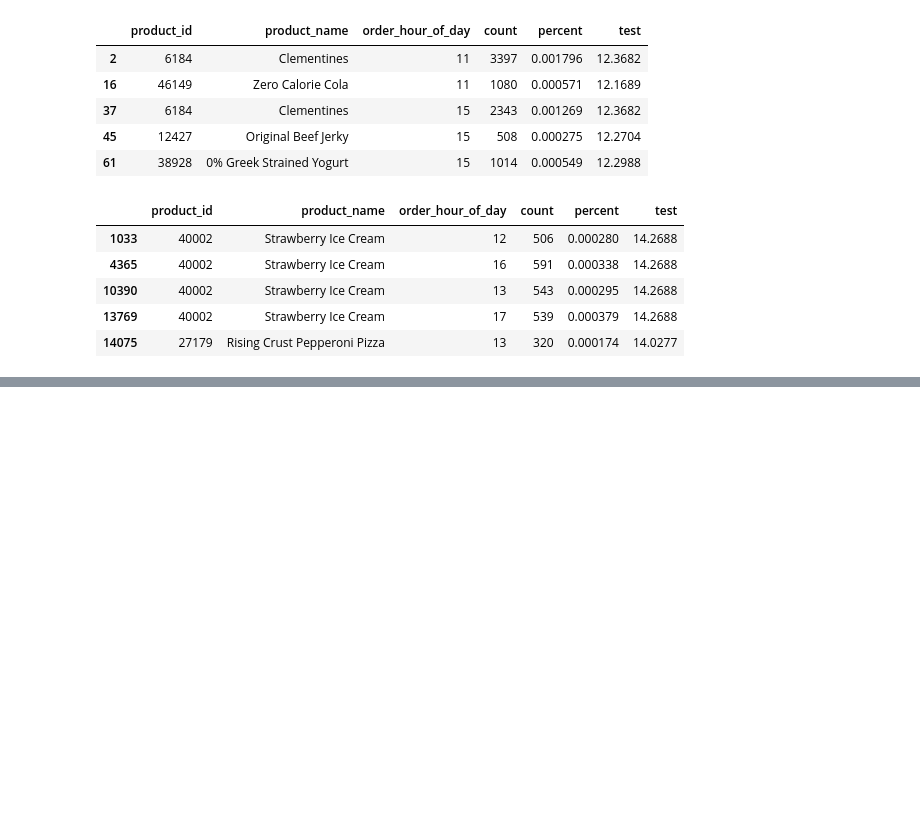
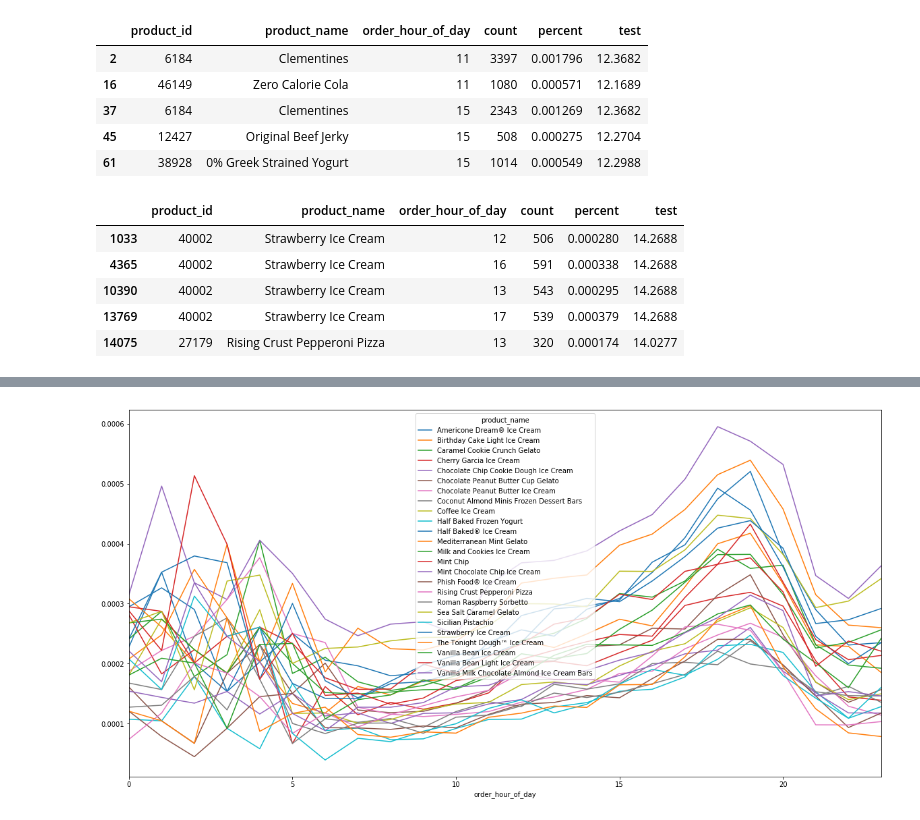
Before and after one commit to ngriggs/DS-Unit-1-Sprint-2-Data-Wrangling-and-Storytelling, a Jupyter notebook: module1-join-and-reshape-data/LS_DS_121_Join_and_Reshape_Data.ipynb, the cells around one changed output, grey strips where cells are left out. Saved outputs shown, nothing was run; the diff lists cells and outputs as text; code cells hidden in the pictures; blank space fills up the shorter version.

```diff
--- a/module1-join-and-reshape-data/LS_DS_121_Join_and_Reshape_Data.ipynb
+++ b/module1-join-and-reshape-data/LS_DS_121_Join_and_Reshape_Data.ipynb
@@ -828,0 +813,4 @@ df_early.groupby('product_name')['order_hour_of_day'].plot(figsize=(20,10));
+# %%
+df_late.pivot_table(index='order_hour_of_day', columns='product_name', values='percent').plot(figsize=(20,10));
+# %% [output]
+[figure, added]
```
Also changed, not shown: parts of 9 cells of this notebook.
